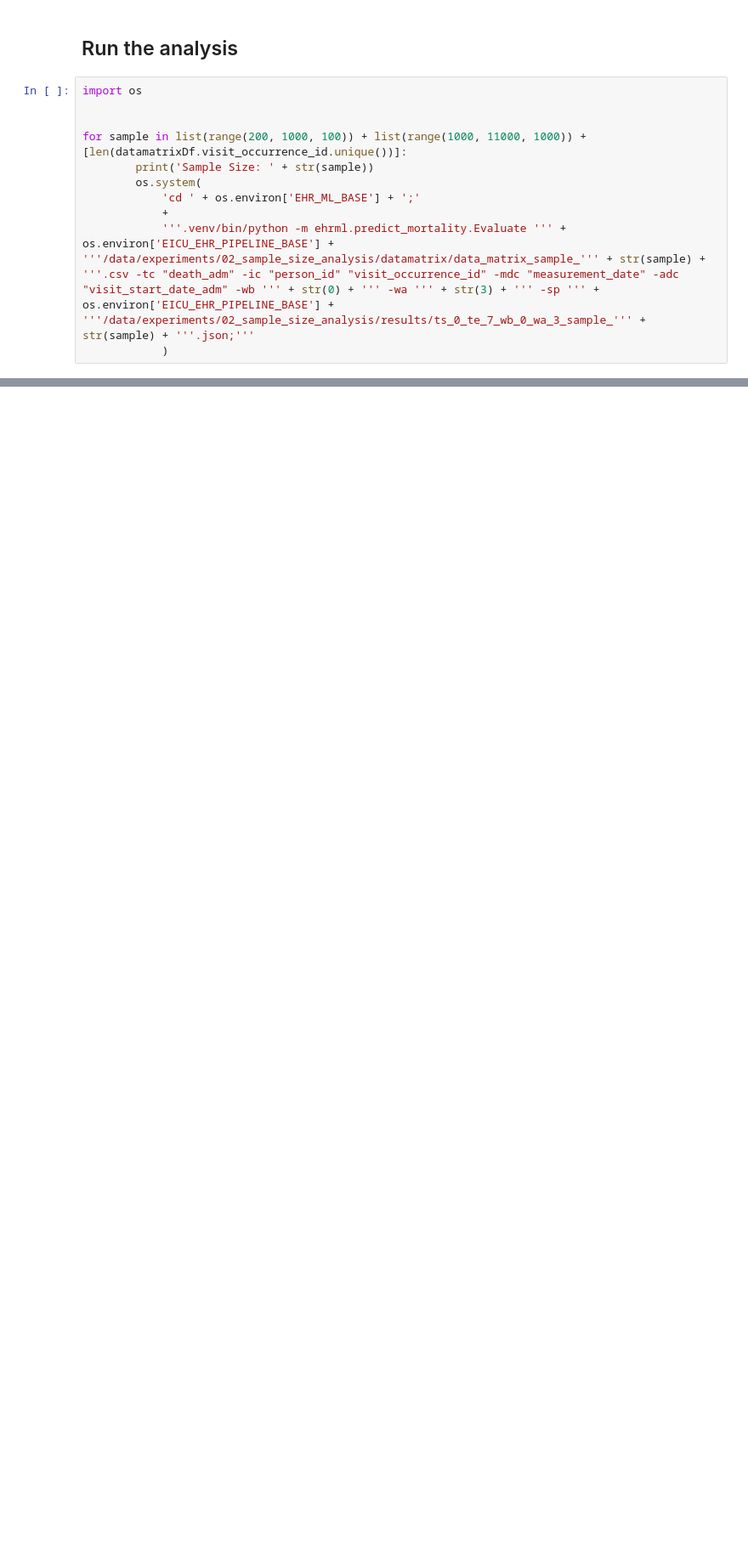
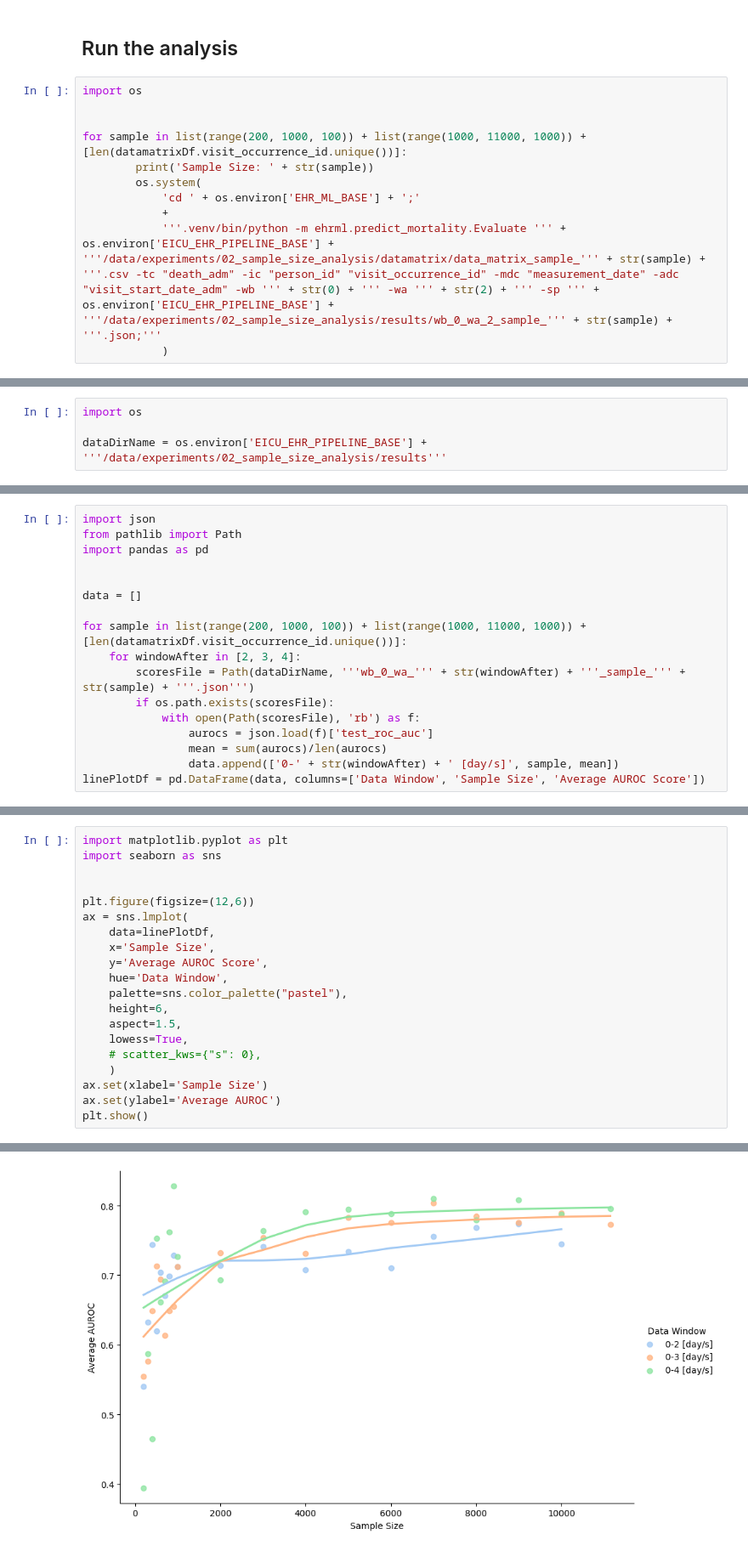
Before and after one commit to ryashpal/eICU-EHR-Pipeline, a Jupyter notebook: notebooks/sepsis_icd_cohort/experiments/02_sample_size_analysis/analysis.ipynb, the cells around one changed output, grey strips where cells are left out. Shown: that part at 85% size. Saved outputs shown, nothing was run; the diff lists cells and outputs as text; blank space fills up the shorter version.

Commit message:
pushing experiments notebooks

```diff
--- a/notebooks/sepsis_icd_cohort/experiments/02_sample_size_analysis/analysis.ipynb
+++ b/notebooks/sepsis_icd_cohort/experiments/02_sample_size_analysis/analysis.ipynb
@@ -65,7 +62,7 @@ for sample in list(range(200, 1000, 100)) + list(range(1000, 11000, 1000)) + [le
         os.system(
             'cd ' + os.environ['EHR_ML_BASE'] + ';'
             +
-            '''.venv/bin/python -m ehrml.predict_mortality.Evaluate ''' + os.environ['EICU_EHR_PIPELINE_BASE'] + '''/data/experiments/02_sample_size_analysis/datamatrix/data_matrix_sample_''' + str(sample) + '''.csv -tc "death_adm" -ic "person_id" "visit_occurrence_id" -mdc "measurement_date" -adc "visit_start_date_adm" -wb ''' + str(0) + ''' -wa ''' + str(3) + ''' -sp ''' + os.environ['EICU_EHR_PIPELINE_BASE'] + '''/data/experiments/02_sample_size_analysis/results/ts_0_te_7_wb_0_wa_3_sample_''' + str(sample) + '''.json;'''
+            '''.venv/bin/python -m ehrml.predict_mortality.Evaluate ''' + os.environ['EICU_EHR_PIPELINE_BASE'] + '''/data/experiments/02_sample_size_analysis/datamatrix/data_matrix_sample_''' + str(sample) + '''.csv -tc "death_adm" -ic "person_id" "visit_occurrence_id" -mdc "measurement_date" -adc "visit_start_date_adm" -wb ''' + str(0) + ''' -wa ''' + str(2) + ''' -sp ''' + os.environ['EICU_EHR_PIPELINE_BASE'] + '''/data/experiments/02_sample_size_analysis/results/wb_0_wa_2_sample_''' + str(sample) + '''.json;'''
             )
 # %% [output]
 windowBefore: 0windowAfter: 1
@@ -119,0 +92,4 @@ plotDf
+# %%
+import os
+
+dataDirName = os.environ['EICU_EHR_PIPELINE_BASE'] + '''/data/experiments/02_sample_size_analysis/results'''
@@ -120 +98,18 @@ plotDf
+# %%
+import json
+from pathlib import Path
+import pandas as pd
+
+
+data = []
+
+for sample in list(range(200, 1000, 100)) + list(range(1000, 11000, 1000)) + [len(datamatrixDf.visit_occurrence_id.unique())]:
+    for windowAfter in [2, 3, 4]:
+        scoresFile = Path(dataDirName, '''wb_0_wa_''' + str(windowAfter) + '''_sample_''' + str(sample) + '''.json''')
+        if os.path.exists(scoresFile):
+            with open(Path(scoresFile), 'rb') as f:
+                aurocs = json.load(f)['test_roc_auc']
+                mean = sum(aurocs)/len(aurocs)
+                data.append(['0-' + str(windowAfter) + ' [day/s]', sample, mean])
+linePlotDf = pd.DataFrame(data, columns=['Data Window', 'Sample Size', 'Average AUROC Score'])
 # %% [markdown]
@@ -190,0 +117,21 @@ s.set(xlabel='Window After (days)', ylabel='Window Before (days)')
+# %%
+import matplotlib.pyplot as plt
+import seaborn as sns
+
+
+plt.figure(figsize=(12,6))
+ax = sns.lmplot(
+    data=linePlotDf,
+    x='Sample Size',
+    y='Average AUROC Score',
+    hue='Data Window',
+    palette=sns.color_palette("pastel"),
+    height=6,
+    aspect=1.5,
+    lowess=True,
+    # scatter_kws={"s": 0},
+    )
+ax.set(xlabel='Sample Size')
+ax.set(ylabel='Average AUROC')
+plt.show()
+# %% [output]
@@ -190,0 +139 @@ s.set(xlabel='Window After (days)', ylabel='Window Before (days)')
+[figure, added]
```
Also changed, not shown: parts of 15 cells of this notebook, 2 other files.
